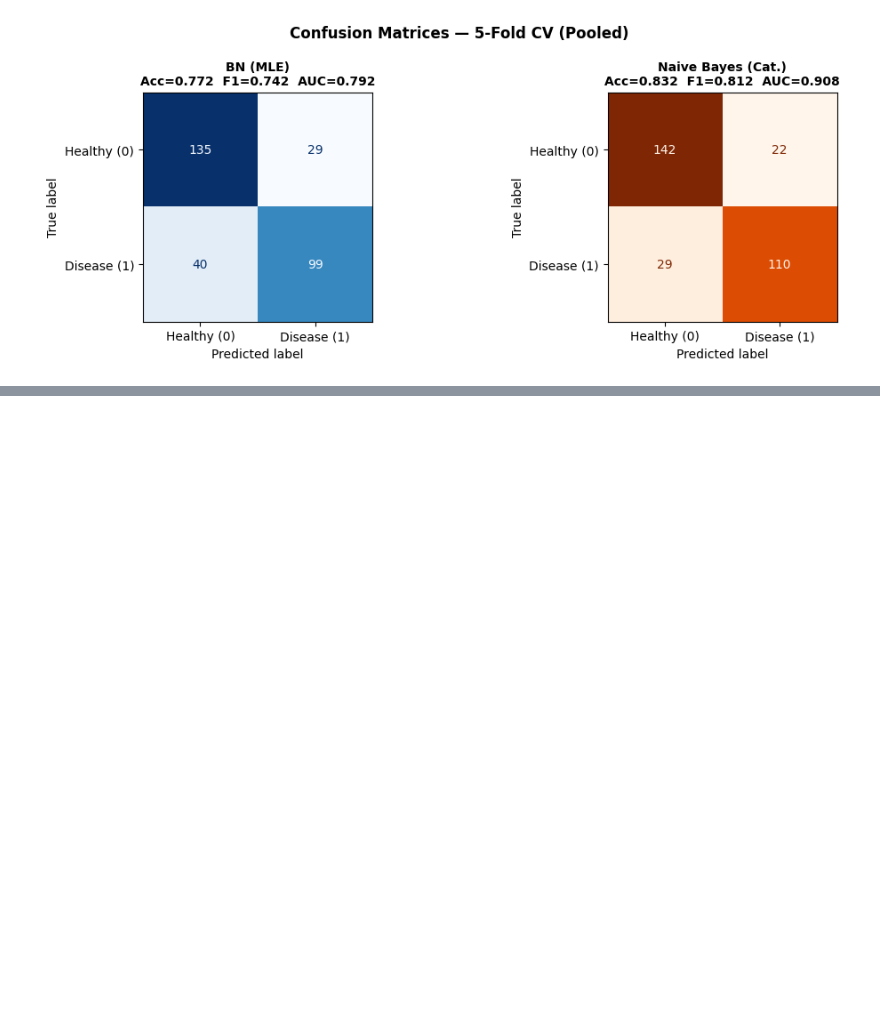
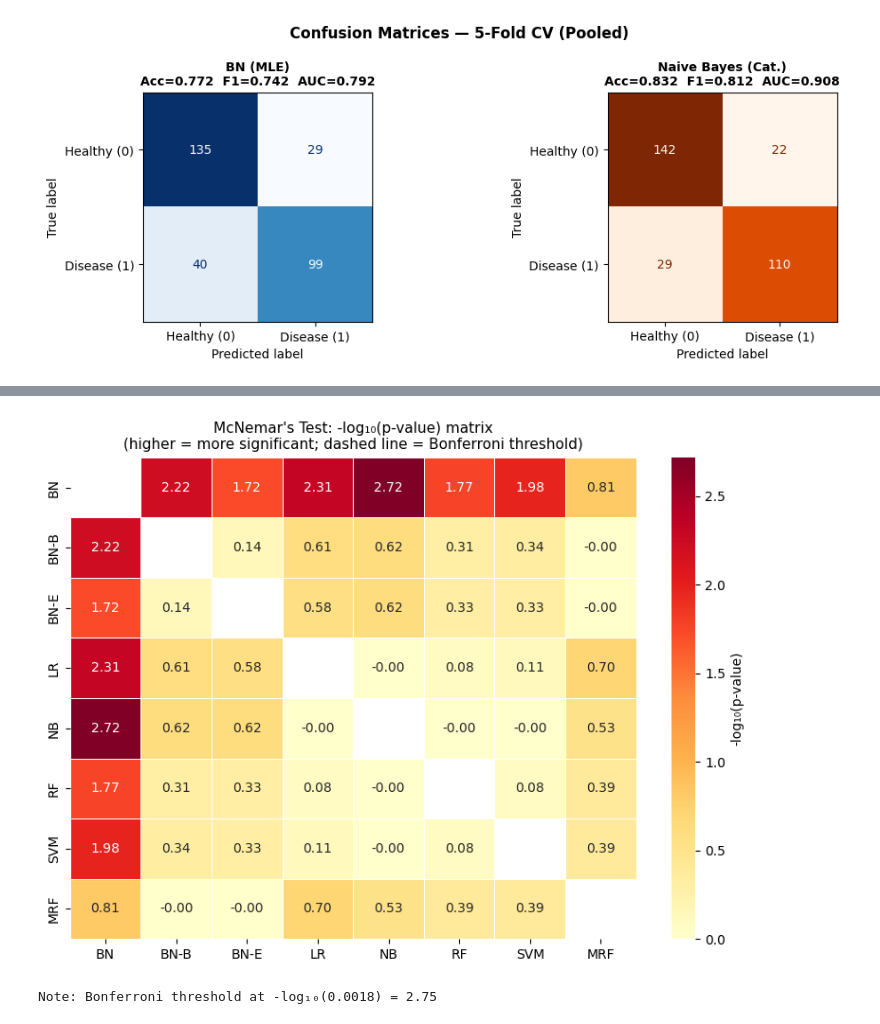
Before and after one commit to cheahcha/cs5340-project, a Jupyter notebook: evaluation.ipynb, the cells around one changed output, grey strips where cells are left out. Saved outputs shown, nothing was run; the diff lists cells and outputs as text; code cells hidden in the pictures; blank space fills up the shorter version.

```diff
--- a/evaluation.ipynb
+++ b/evaluation.ipynb
@@ -121,10 +121,6 @@ print('Evaluation libraries imported successfully.')
 
 # ── BN prediction helper ──────────────────────────────────────────────────────
 def bn_predict_proba(model, test_df, target='num'):
-    """
-    Return P(num=1 | all other features) for every row in test_df.
-    Uses Variable Elimination; falls back to 0.5 on any VE failure.
-    """
     ve = VariableElimination(model)
     feature_cols = [c for c in test_df.columns if c != target]
     proba = []
@@ -132,16 +128,16 @@ def bn_predict_proba(model, test_df, target='num'):
         evidence = {c: int(row[c]) for c in feature_cols}
         try:
             q = ve.query([target], evidence=evidence, show_progress=False)
-            proba.append(float(q.values[1]))   # P(num=1)
+            proba.append(float(q.values[1]))
         except Exception:
-            proba.append(0.5)                  # safe fallback
+            proba.append(0.5)
     return np.array(proba)
 
 
 # ── MRF helpers ───────────────────────────────────────────────────────────────
 def build_mrf_from_data(data, edge_list, state_names_dict, alpha=1.0, edge_weights=None, gamma=0.0):
     """Build MRF with unary + pairwise factors; optional MI-based edge reweighting."""
-    model = MarkovNetwork()
+    model = DiscreteMarkovNetwork()
     model.add_nodes_from(state_names_dict.keys())
     model.add_edges_from(edge_list)
 
@@ -191,13 +187,11 @@ def mrf_predict_proba(model, test_df, target='num'):
 
 # ── Additional metric helpers ─────────────────────────────────────────────────
 def predictive_entropy(proba):
-    """Mean binary entropy of predicted probabilities (bits)."""
     p = np.clip(proba, 1e-10, 1 - 1e-10)
     return np.mean(-p * np.log2(p) - (1 - p) * np.log2(1 - p))
 
 
 def expected_calibration_error(y_true, y_prob, n_bins=10):
-    """Expected Calibration Error (ECE) with equal-width bins."""
     y_true = np.asarray(y_true)
     y_prob = np.asarray(y_prob)
     bins = np.linspace(0.0, 1.0, n_bins + 1)
@@ -628,0 +665,18 @@ Best baseline by AUC: NaiveBayes  (mean AUC = 0.9115)
+# %%
+import seaborn as sns
+
+# Visualise the p-value matrix
+mask = np.eye(n, dtype=bool)
+fig, ax = plt.subplots(figsize=(8, 6))
+sns_data = pd.DataFrame(-np.log10(p_matrix + 1e-10), index=short, columns=short)
+sns.heatmap(sns_data, mask=mask, annot=True, fmt='.2f', cmap='YlOrRd',
+            linewidths=0.5, ax=ax, cbar_kws={'label': '-log₁₀(p-value)'})
+ax.set_title("McNemar's Test: -log₁₀(p-value) matrix\n(higher = more significant; dashed line = Bonferroni threshold)",
+             fontsize=11)
+plt.tight_layout()
+plt.show()
+
+print(f'\nNote: Bonferroni threshold at -log₁₀({alpha_bonf:.4f}) = {-np.log10(alpha_bonf):.2f}')
+# %% [output]
+[figure, added]
+Note: Bonferroni threshold at -log₁₀(0.0018) = 2.75
```
Also changed, not shown: parts of 8 cells of this notebook.
